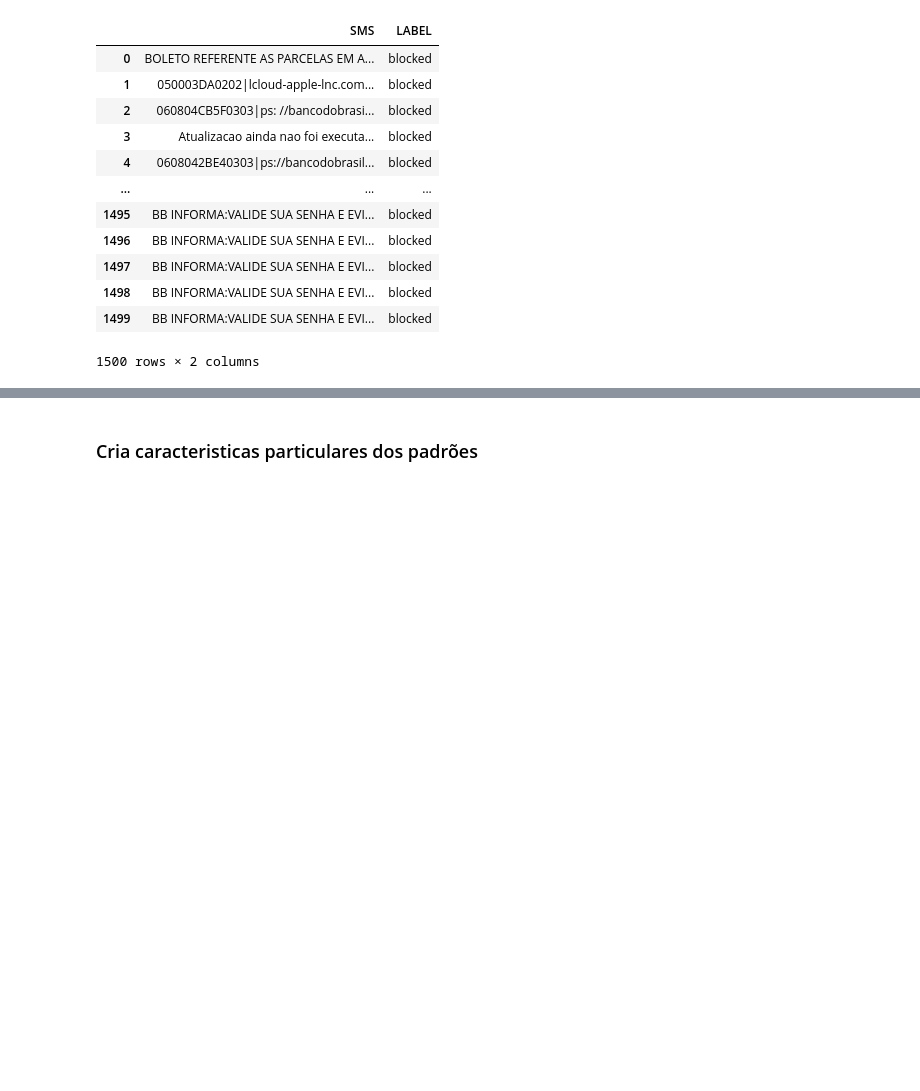
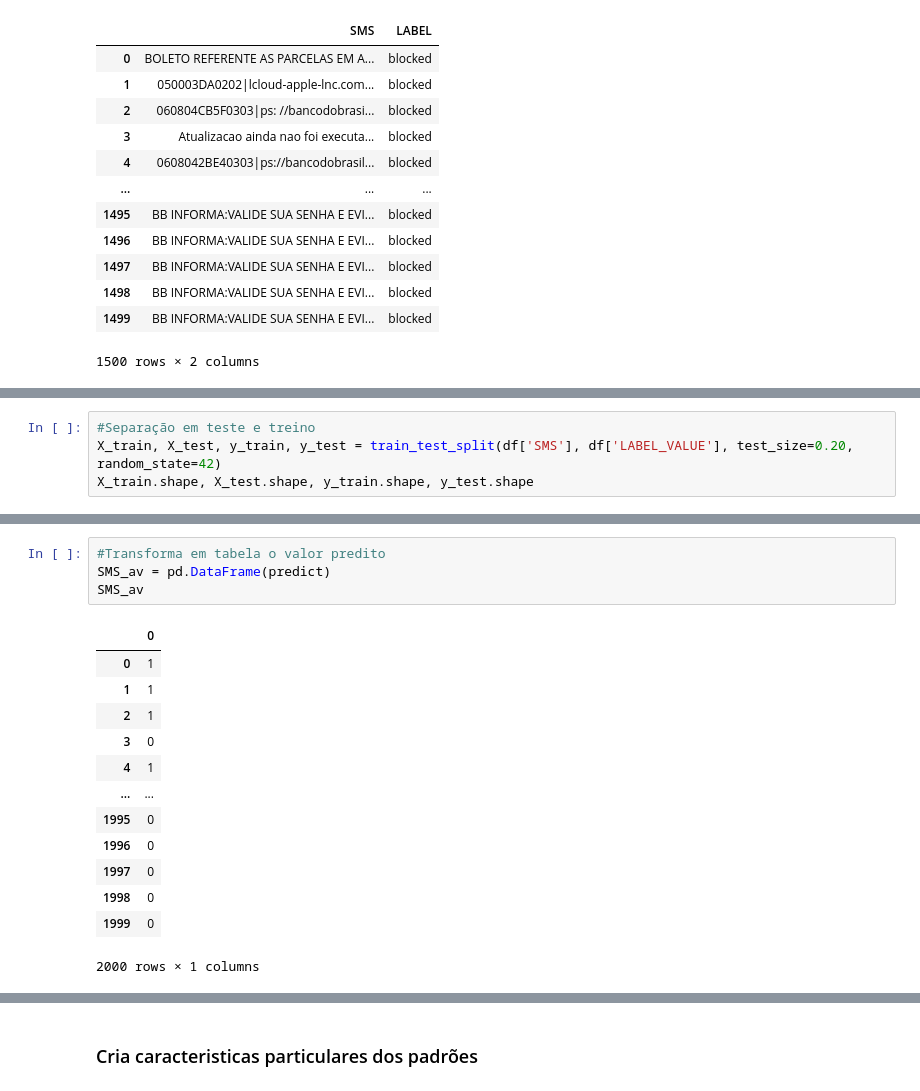
Before and after one commit to wellingtondantas/Projetos, a Jupyter notebook: NLP/main.ipynb, the cells around one changed output, grey strips where cells are left out. Saved outputs shown, nothing was run; the diff lists cells and outputs as text; blank space fills up the shorter version.

```diff
--- a/NLP/main.ipynb
+++ b/NLP/main.ipynb
@@ -174,0 +189,4 @@ df[df['LABEL'] == 'blocked']
+# %%
+#Separação em teste e treino
+X_train, X_test, y_train, y_test = train_test_split(df['SMS'], df['LABEL_VALUE'], test_size=0.20, random_state=42)
+X_train.shape, X_test.shape, y_train.shape, y_test.shape
@@ -174,0 +274,18 @@ df[df['LABEL'] == 'blocked']
+# %%
+#Transforma em tabela o valor predito
+SMS_av = pd.DataFrame(predict)
+SMS_av
+# %% [output]
+|  | 0 |
+| 0 | 1 |
+| 1 | 1 |
+| 2 | 1 |
+| 3 | 0 |
+| 4 | 1 |
+| ... | ... |
+| 1995 | 0 |
+| 1996 | 0 |
+| 1997 | 0 |
+| 1998 | 0 |
+| 1999 | 0 |
+2000 rows × 1 columns
```
Also changed, not shown: parts of 43 cells of this notebook.
